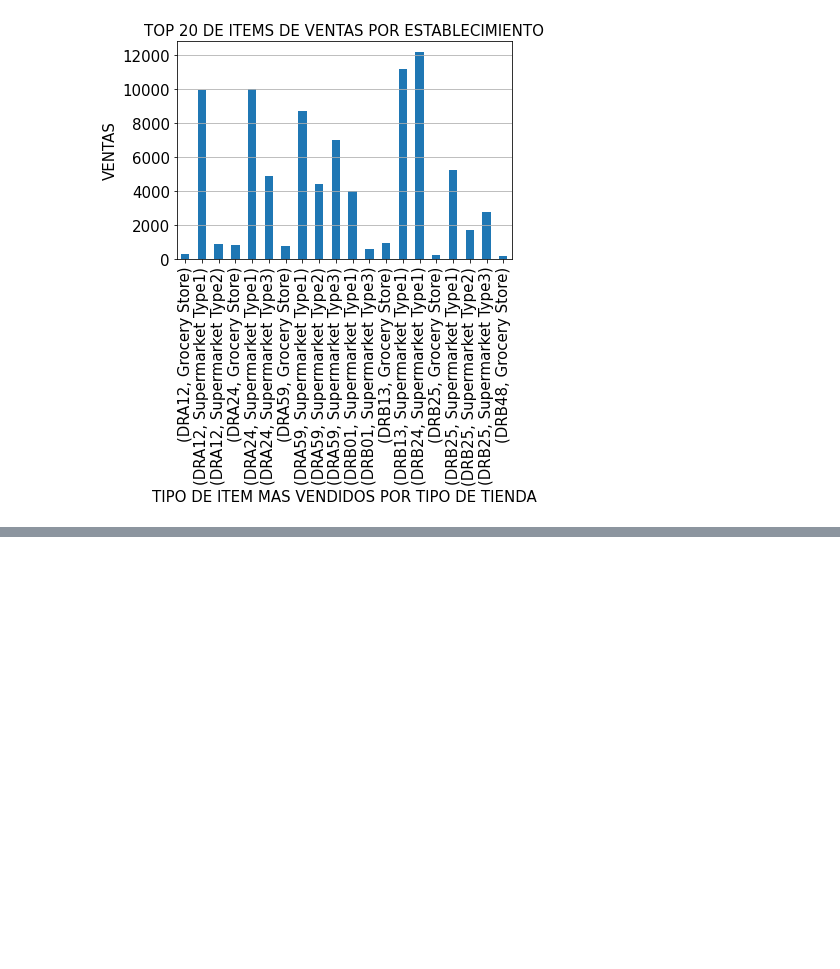
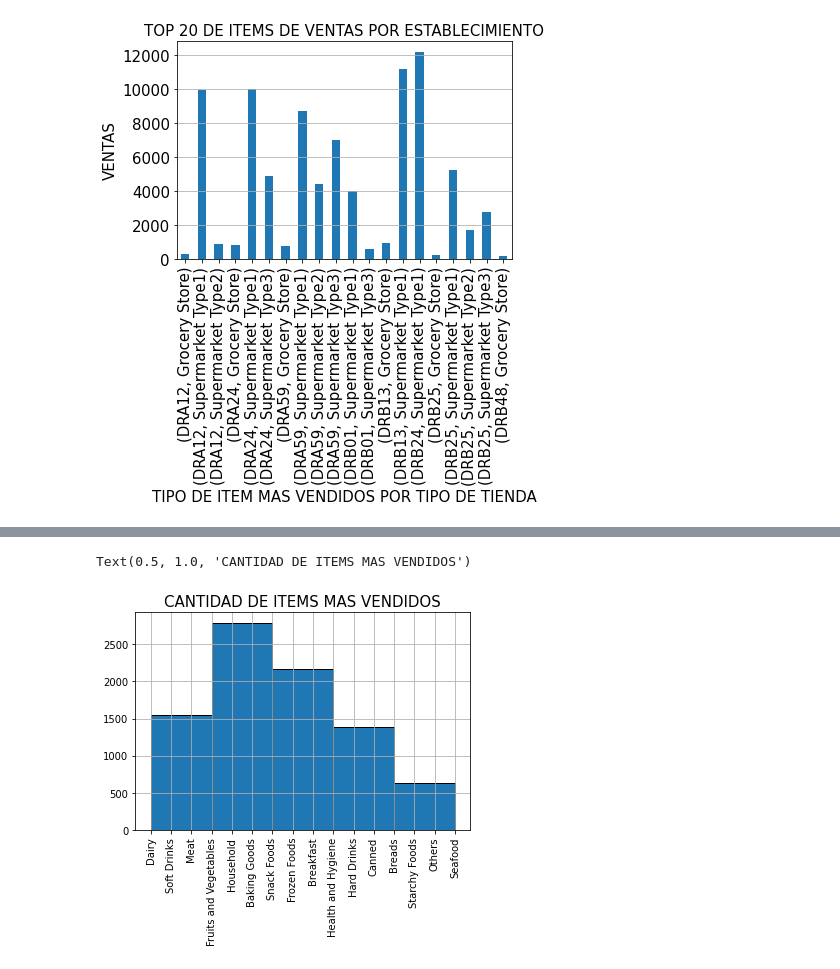
Before and after one commit to wilsonfffs/CODING-DOJO, a Jupyter notebook: Proyecto__1__Parte_3.ipynb, the cells around one changed output, grey strips where cells are left out. Saved outputs shown, nothing was run; the diff lists cells and outputs as text; code cells hidden in the pictures; blank space fills up the shorter version.

```diff
--- a/Proyecto__1__Parte_3.ipynb
+++ b/Proyecto__1__Parte_3.ipynb
@@ -106,0 +147,8 @@ plt.yticks(fontsize = 15)
+# %%
+Sales_Outlet= df.loc[:, 'Item_Type']
+plt.xticks(rotation = 90)
+Sales_Outlet.hist(bins=5,grid = True,alpha=1,edgecolor="black", linewidth=1,label='Sales_Outlet')
+plt.title('CANTIDAD DE ITEMS MAS VENDIDOS',fontsize = 15)
+# %% [output]
+Text(0.5, 1.0, 'CANTIDAD DE ITEMS MAS VENDIDOS')
+[figure, added]
```
Also changed, not shown: parts of 9 cells of this notebook.
